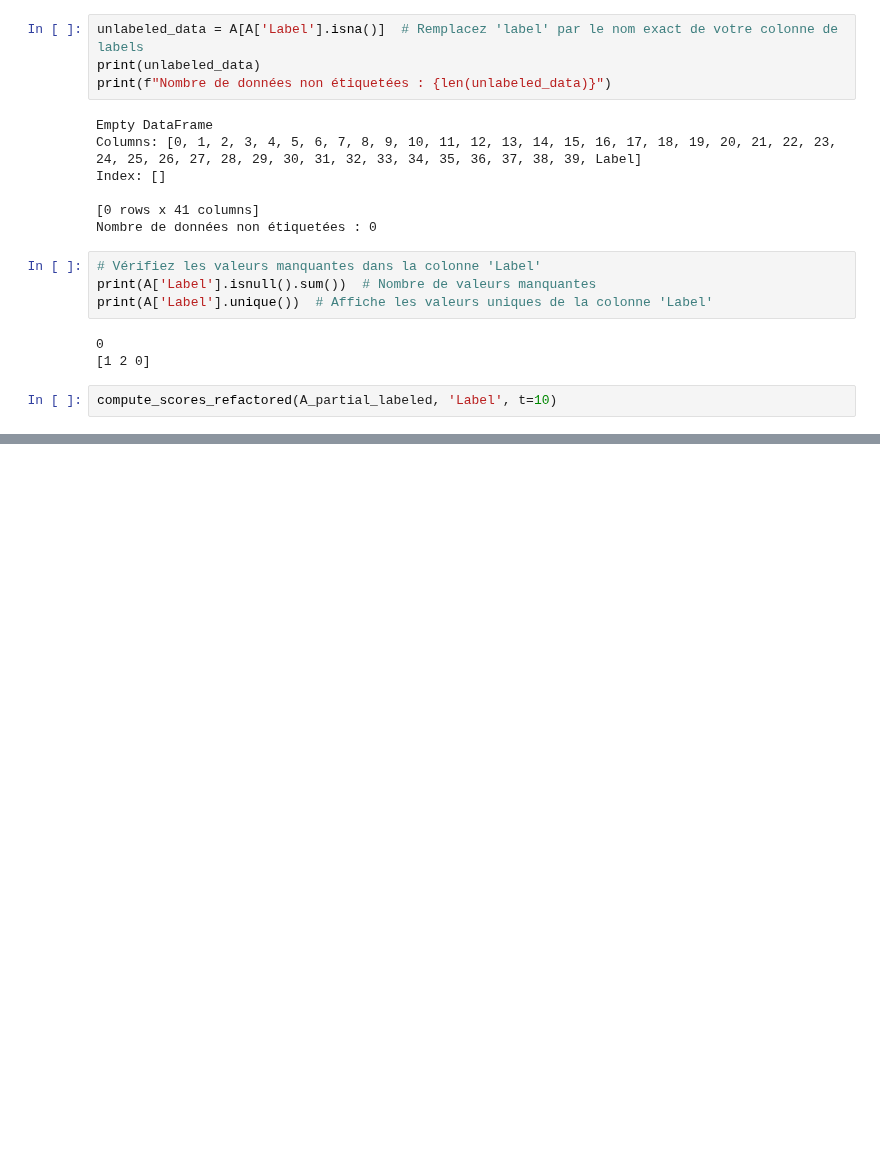
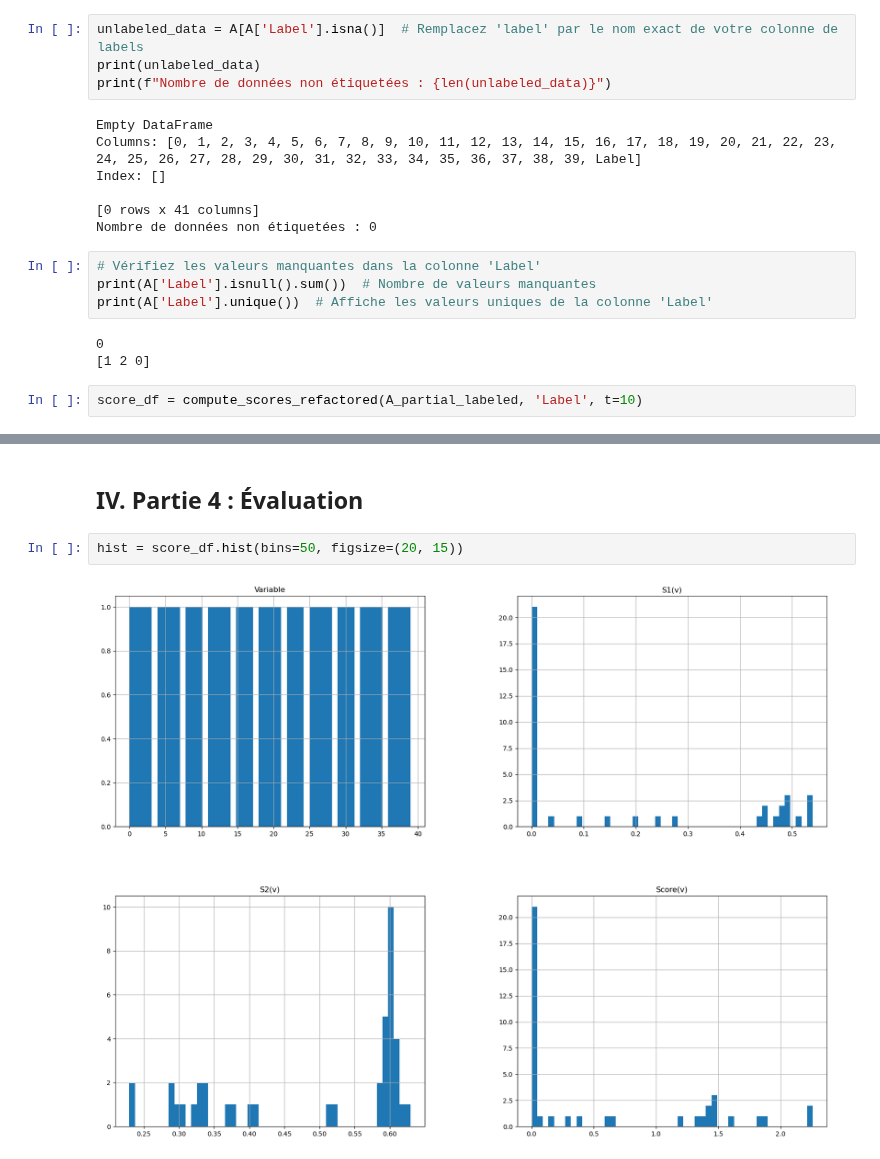
Before and after one commit to jdutel42/TAA, a Jupyter notebook: TP/TP3/TP3_TAA.ipynb, the cells around one changed output, grey strips where cells are left out. Drawn from its saved outputs; the diff is of its cells as text; blank space fills up the shorter version.

Commit message:
Histogramme

```diff
--- a/TP/TP3/TP3_TAA.ipynb
+++ b/TP/TP3/TP3_TAA.ipynb
@@ -341,7 +341,7 @@ print(A['Label'].unique())  # Affiche les valeurs uniques de la colonne 'Label'
 0
 [1 2 0]
 # %%
-compute_scores_refactored(A_partial_labeled, 'Label', t=10)
+score_df = compute_scores_refactored(A_partial_labeled, 'Label', t=10)
 # %% [output]
 Calcul de S2(v) pour la variable 0:
 Variance = 0.9613057033733562, n_unlabeled = 1750
@@ -379,0 +383,6 @@ Variance = 1.0417296520133954, n_unlabeled = 1750
+# %% [markdown]
+## IV. Partie 4 : Évaluation
+# %%
+hist = score_df.hist(bins=50, figsize=(20, 15))
+# %% [output]
+[figure, added]
```
Also changed, not shown: parts of 2 cells of this notebook.
